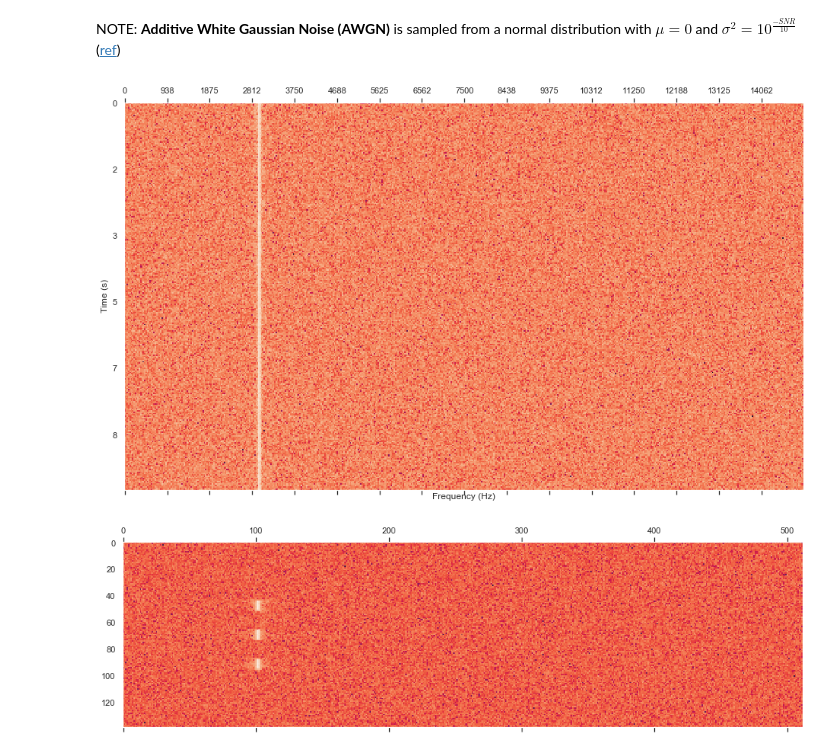
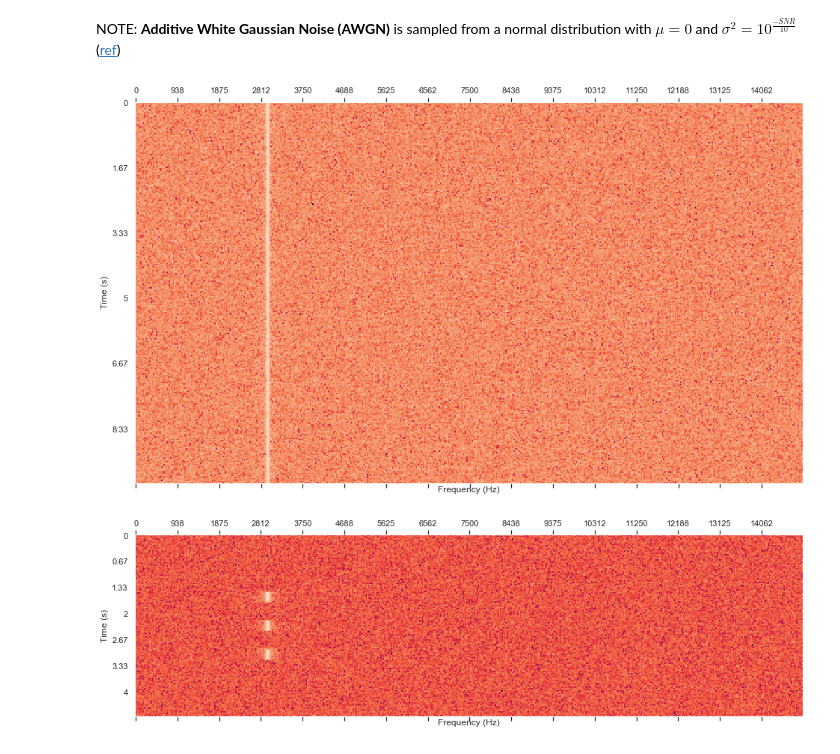
Before and after one commit to Bliggett/DSP_pratice, a Jupyter notebook: Energy Detector.ipynb, the cells around one changed output. Cells and saved outputs as stored; diff of their text form; code cells hidden in the pictures.

```diff
--- a/Energy Detector.ipynb
+++ b/Energy Detector.ipynb
@@ -70,7 +70,7 @@ def psd_plot(signal, NFFT=1024, width=16, freq_range=None, Fs=None):
     fig, ax = plt.subplots(figsize=(width, fft_data.shape[0]*16//300))
     ax.grid(False)
     ax.matshow(np.flip(normalized_db[:,int(NFFT/2):], axis=1))
-
+    #ax.matshow(np.flip(normalized_db[:,int(NFFT):], axis=1))
     #to compute the frequencies the value of the samples per second is needed (Fs)
     if freq_range != None:
         # TODO: scale ticks on x-axis according to appropriate frequencies
@@ -92,7 +92,7 @@ def psd_plot(signal, NFFT=1024, width=16, freq_range=None, Fs=None):
         # TODO: scale ticks on y-axis according to time in seconds
         y_ax_current = range(0, int(Fs))
         y_ax_scale = 30
-        y_ticks_freq = ticker.FuncFormatter(lambda y_ax_current, pos: '{0:g}'.format(round(y_ax_current/y_ax_scale)))
+        y_ticks_freq = ticker.FuncFormatter(lambda y_ax_current, pos: '{0:g}'.format(round(y_ax_current/y_ax_scale,2)))
         ax.yaxis.set_major_formatter(y_ticks_freq)
         ax.set(ylabel='Time (s)')
         #ax.set_yticks(list(range(0, int(Fs/y_ax_scale),100)))
@@ -102,7 +102,7 @@ def psd_plot(signal, NFFT=1024, width=16, freq_range=None, Fs=None):
 my_signal = sig_gen(freq, duration, Fs, AWGN_SNR=-10.0, complex=True)
 temp = psd_plot(my_signal, freq_range=[10], Fs=Fs)
 # %% [output]
-[figure, old version]
+[figure, new version]
 # %%
 # Create and on-off-keying (OOK) signal:
 freq = 3000.0
@@ -120,9 +120,9 @@ my_signal2 = np.concatenate([sig_gen(None, 3*noise_duration, Fs, AWGN_SNR),
                             sig_gen(freq, burst_duration, Fs, AWGN_SNR),
                             sig_gen(None, 3*noise_duration, Fs, AWGN_SNR)])
 # %%
-temp = psd_plot(my_signal2)
+temp = psd_plot(my_signal2, freq_range=[10], Fs=Fs)
 # %% [output]
-[figure, old version]
+[figure, new version]
 # %%
 def compare_threshold(window, threshold, freq_range = None):
     '''
```
Also changed, not shown: parts of 6 cells of this notebook.
